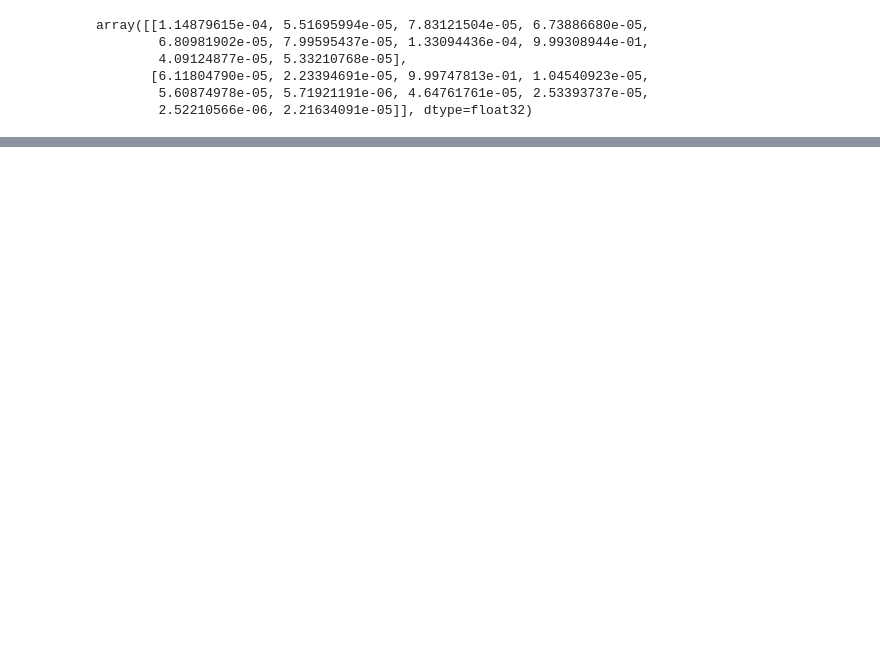
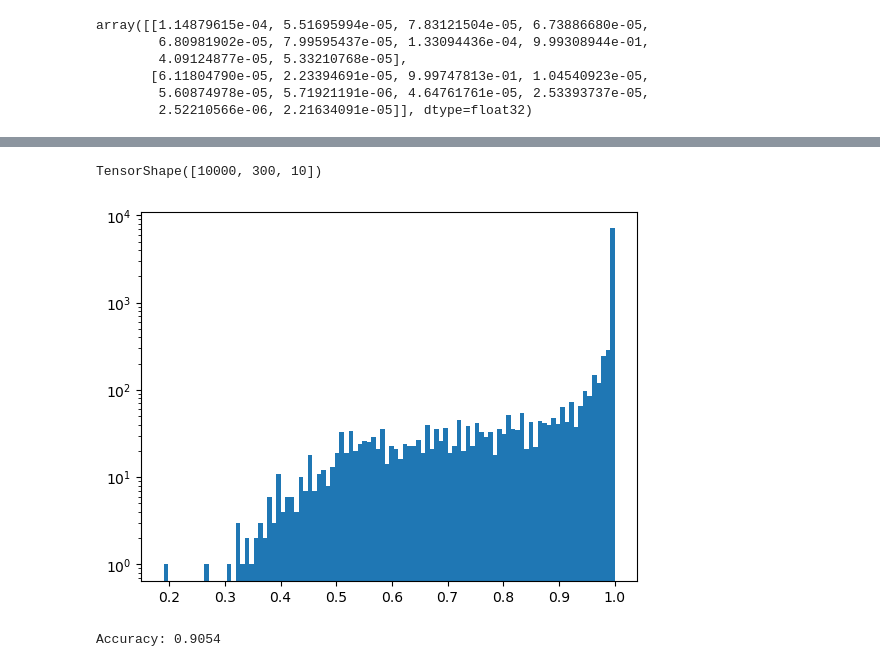
Before and after one commit to fagonzalezo/quakemix, a Jupyter notebook: kqm_memory.ipynb, the cells around one changed output, grey strips where cells are left out. Cells and saved outputs as stored; diff of their text form; code cells hidden in the pictures; blank space fills up the shorter version.

```diff
--- a/kqm_memory.ipynb
+++ b/kqm_memory.ipynb
@@ -472,5 +487,5 @@ X_train.shape
 # %%
-n_comp = 200
+n_comp = 300
 encoder2 = create_encoder(input_shape, base_depth, encoded_size)
 encoder2.set_weights(encoder1.get_weights())
 
@@ -643,11 +658,11 @@ array([[1.14879615e-04, 5.51695994e-05, 7.83121504e-05, 6.73886680e-05,
         2.52210566e-06, 2.21634091e-05]], dtype=float32)
 # %%
 # train the classifier
-mqkm_model.kernel.sigma.assign(2.)
-mqkm_model.compile(optimizer=optimizers.SGD(lr=1e-3),
+mqkm_model.kernel.sigma.assign(1.)
+mqkm_model.compile(optimizer=optimizers.Adam(lr=1e-3),
                     loss=losses.categorical_crossentropy,
                     metrics=[metrics.categorical_accuracy])
 print(f"Initial sigma: {mqkm_model.kernel.sigma.numpy()}")
-mqkm_model.fit(X_train_ds, epochs=10, verbose=1)
+mqkm_model.fit(X_train_ds, epochs=2, verbose=1)
 print(f"FInal sigma: {mqkm_model.kernel.sigma.numpy()}")
 # %% [output]
@@ -866,0 +693,18 @@ plt.scatter(sample[:, 0], sample[:, 1], c='k', marker='X', s=50)
+# %%
+neighbors =  X_pred_ds[1]
+y_neigh = tf.gather(mqkm_model.samples_y, neighbors, axis=0)
+y_pred = np.argmax(y_neigh, axis=1)
+y_neigh.shape
+# %% [output]
+TensorShape([10000, 300, 10])
+# %%
+y_avg = np.mean(y_neigh, axis=1)
+plt.hist(np.max(y_avg, axis=1), bins=100, log=True);
+# %% [output]
+[figure, added]
+# %%
+from sklearn.metrics import accuracy_score
+y_pred = np.argmax(y_avg, axis=1)
+print("Accuracy: {}".format(accuracy_score(y_test, y_pred)))
+# %% [output]
+Accuracy: 0.9054
```
Also changed, not shown: parts of 30 cells of this notebook, 2 other files.
